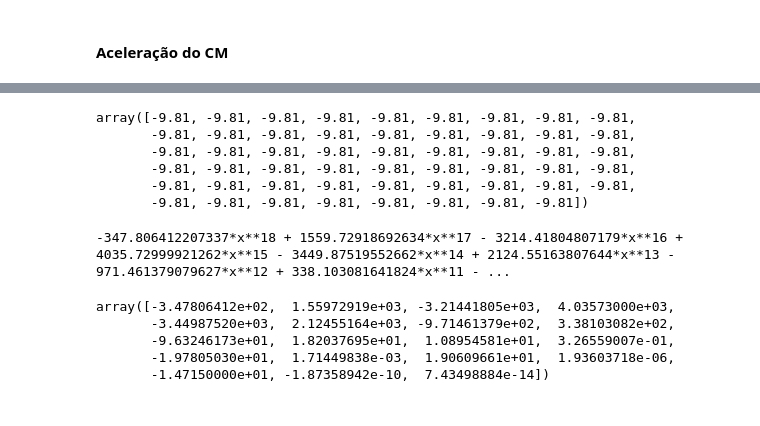
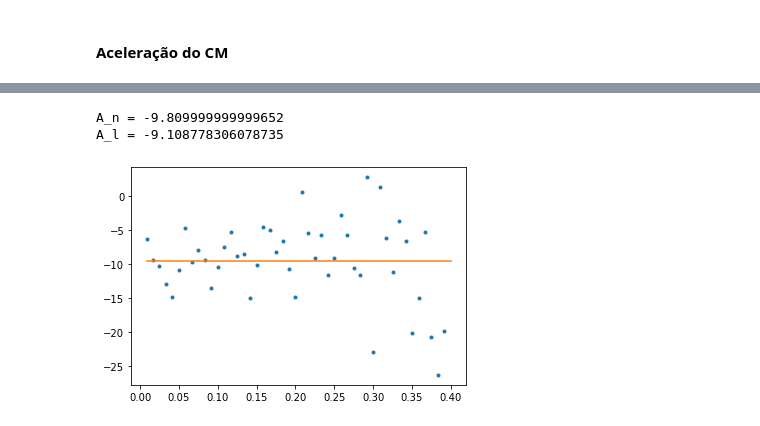
Before and after one commit to ljmamoreira/fslinky, a Jupyter notebook: code/vidnumfit.ipynb, the cells around one changed output, grey strips where cells are left out. Saved outputs shown, nothing was run; the diff lists cells and outputs as text; code cells hidden in the pictures.

```diff
--- a/code/vidnumfit.ipynb
+++ b/code/vidnumfit.ipynb
@@ -91,23 +91,11 @@ print(acml[k:-k].sum()/len(acml[k:-k]))
-# %%
-acmn
-# %% [output]
-array([-9.81, -9.81, -9.81, -9.81, -9.81, -9.81, -9.81, -9.81, -9.81,
-       -9.81, -9.81, -9.81, -9.81, -9.81, -9.81, -9.81, -9.81, -9.81,
-       -9.81, -9.81, -9.81, -9.81, -9.81, -9.81, -9.81, -9.81, -9.81,
-       -9.81, -9.81, -9.81, -9.81, -9.81, -9.81, -9.81, -9.81, -9.81,
-       -9.81, -9.81, -9.81, -9.81, -9.81, -9.81, -9.81, -9.81, -9.81,
-       -9.81, -9.81, -9.81, -9.81, -9.81, -9.81, -9.81, -9.81])
-# %%
-x = Symbol('x')
-p1 = np.poly1d(poly_xn[0])
-print(expand(p1(x)))
-# %% [output]
--347.806412207337*x**18 + 1559.72918692634*x**17 - 3214.41804807179*x**16 + 4035.72999921262*x**15 - 3449.87519552662*x**14 + 2124.55163807644*x**13 - 971.461379079627*x**12 + 338.103081641824*x**11 - ...
-# %%
-poly_xn[0]
-# %% [output]
-array([-3.47806412e+02,  1.55972919e+03, -3.21441805e+03,  4.03573000e+03,
-       -3.44987520e+03,  2.12455164e+03, -9.71461379e+02,  3.38103082e+02,
-       -9.63246173e+01,  1.82037695e+01,  1.08954581e+01,  3.26559007e-01,
-       -1.97805030e+01,  1.71449838e-03,  1.90609661e+01,  1.93603718e-06,
-       -1.47150000e+01, -1.87358942e-10,  7.43498884e-14])
+# %%
+print("A_n =",np.average(acmn),"\nA_l =",np.average(acml[k:-k]))
+# %% [output]
+A_n = -9.809999999999652
+A_l = -9.108778306078735
+# %%
+dt = (tl[-1]-tl[0]) / (len(tl) - 1)
+ann=(xcml[2:] - 2*xcml[1:-1] + xcml[:-2]) / dt**2
+plt.plot(tl[1:-2],ann[:-1],'.', tl[1:-1], np.average(ann[:-1])*np.ones(len(tl)-2));
+# %% [output]
+[figure, added]
```
Also changed, not shown: parts of 3 cells of this notebook, 1 other file.
